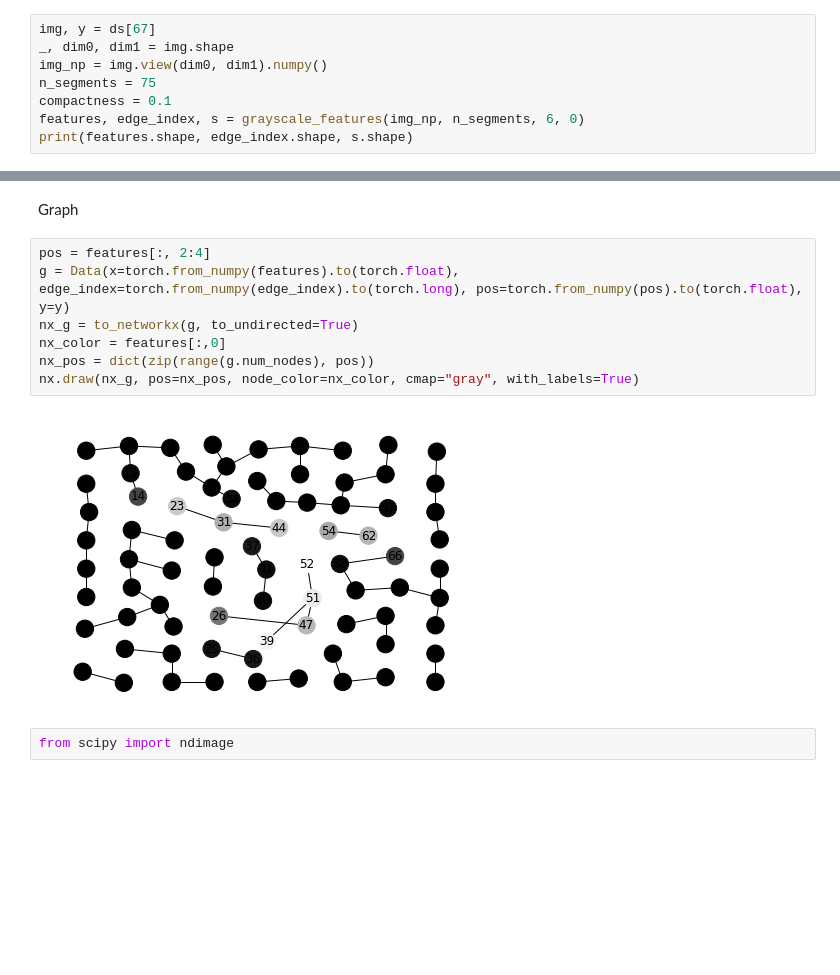
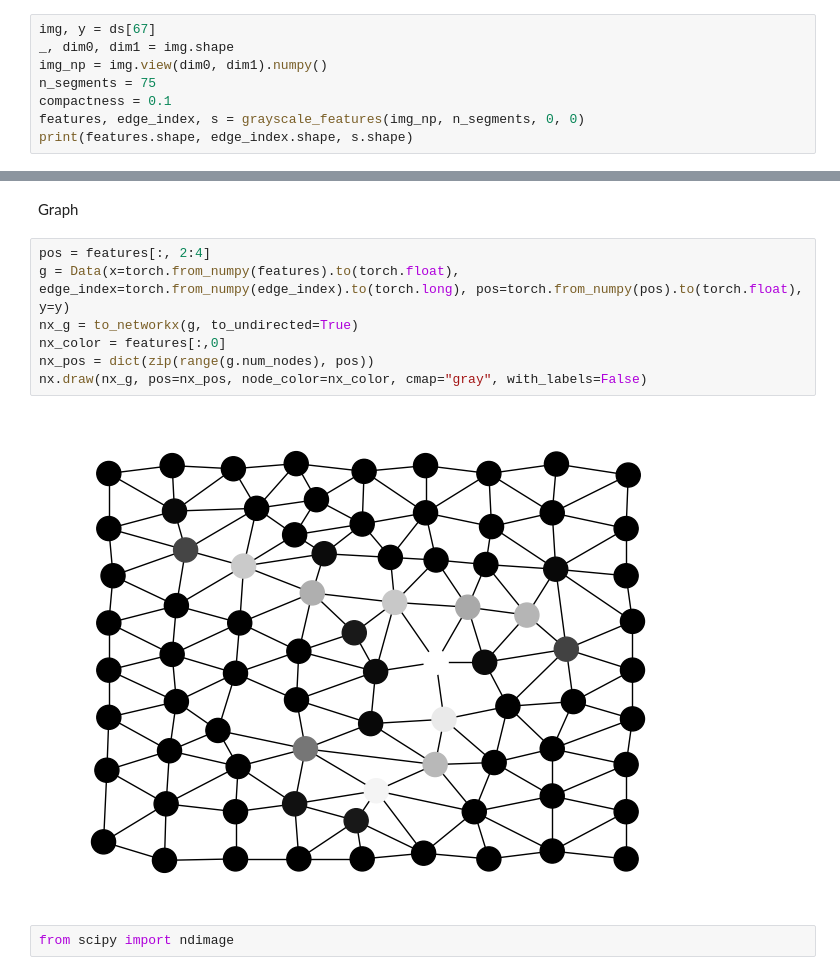
Before and after one commit to jpelayx/mnist-graphs, a Jupyter notebook: viz.ipynb, the cells around one changed output, grey strips where cells are left out. Saved outputs shown, nothing was run; the diff lists cells and outputs as text; blank space fills up the shorter version.

Commit message:
updated visualizations for text

```diff
--- a/viz.ipynb
+++ b/viz.ipynb
@@ -98,6 +144,6 @@ _, dim0, dim1 = img.shape
 img_np = img.view(dim0, dim1).numpy()
 n_segments = 75
 compactness = 0.1
-features, edge_index, s = grayscale_features(img_np, n_segments, 6, 0)
+features, edge_index, s = grayscale_features(img_np, n_segments, 0, 0)
 print(features.shape, edge_index.shape, s.shape)
 # %% [output]
@@ -115,12 +161,12 @@ Graph
 # %%
 pos = features[:, 2:4]
 g = Data(x=torch.from_numpy(features).to(torch.float), edge_index=torch.from_numpy(edge_index).to(torch.long), pos=torch.from_numpy(pos).to(torch.float), y=y)
 nx_g = to_networkx(g, to_undirected=True)
 nx_color = features[:,0]
 nx_pos = dict(zip(range(g.num_nodes), pos))
-nx.draw(nx_g, pos=nx_pos, node_color=nx_color, cmap="gray", with_labels=True)
+nx.draw(nx_g, pos=nx_pos, node_color=nx_color, cmap="gray", with_labels=False)
 # %% [output]
-[figure, old version]
+[figure, new version]
 # %%
 from scipy import ndimage
 # %%
```
Also changed, not shown: parts of 14 cells of this notebook.
